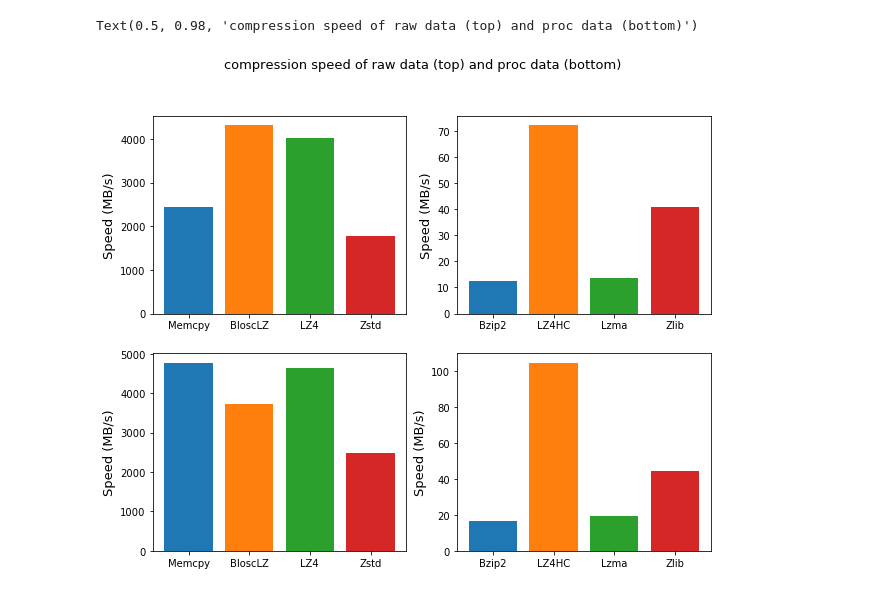
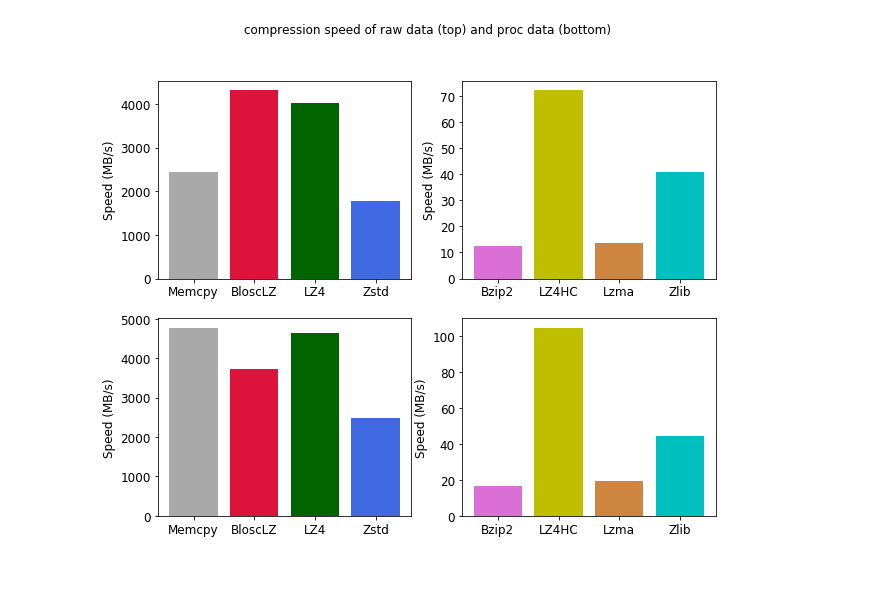
Before and after one commit to vittel1/XFEL-Project, a Jupyter notebook: compression/xfel_lzbench_results.ipynb, the cells around one changed output. Saved outputs shown, nothing was run; the diff lists cells and outputs as text; code cells hidden in the pictures.

```diff
--- a/compression/xfel_lzbench_results.ipynb
+++ b/compression/xfel_lzbench_results.ipynb
@@ -7,3 +10,12 @@ import matplotlib.patches as mpatches
+# %%
+SMALL_SIZE = 15
+plt.rc('font', size=SMALL_SIZE)          # controls default text sizes
+plt.rc('axes', titlesize=SMALL_SIZE)     # fontsize of the axes title
+plt.rc('axes', labelsize=SMALL_SIZE)    # fontsize of the x and y labels
+plt.rc('xtick', labelsize=SMALL_SIZE)    # fontsize of the tick labels
+plt.rc('ytick', labelsize=SMALL_SIZE)    # fontsize of the tick labels
+plt.rc('legend', fontsize=SMALL_SIZE)    # legend fontsize
+plt.rc('figure', titlesize=SMALL_SIZE)
 # %%
 csv_files_raw = 'lzbench-raw.out'
 df = pd.read_csv(csv_files_raw, sep=",")
@@ -68,33 +82,34 @@ fig.tight_layout()
 # %%
 fig, ax = plt.subplots(2, 2, figsize=(10, 8))
 fig.show()
 
-ax[0, 0].bar('Memcpy', raw_memcpy['Compression speed'], label='memcpy')
-ax[0, 0].bar('BloscLZ', raw_blosc.groupby(['Level'])['Compression speed'].mean().max(), label='BloscLZ')
-ax[0, 0].bar('LZ4', raw_lz4.groupby(['Level'])['Compression speed'].mean().max(), label='LZ4')
-ax[0, 0].bar('Zstd', raw_zstd.groupby(['Level'])['Compression speed'].mean().max(), label='Zstd')
-ax[0, 1].bar('Bzip2', raw_bzip2.groupby(['Level'])['Compression speed'].mean().max(), label='Bzip2')
-ax[0, 1].bar('LZ4HC', raw_lz4hc.groupby(['Level'])['Compression speed'].mean().max(), label='LZ4HC')
-ax[0, 1].bar('Lzma', raw_lzma.groupby(['Level'])['Compression speed'].mean().max(), label='Lzma')
-ax[0, 1].bar('Zlib', raw_zlib.groupby(['Level'])['Compression speed'].mean().max(), label='Zlib')
+ax[0, 0].bar('Memcpy', raw_memcpy['Compression speed'], label='memcpy', color='darkgrey')
+ax[0, 0].bar('BloscLZ', raw_blosc.groupby(['Level'])['Compression speed'].mean().max(), label='BloscLZ', color='crimson')
+ax[0, 0].bar('LZ4', raw_lz4.groupby(['Level'])['Compression speed'].mean().max(), label='LZ4', color='darkgreen')
+ax[0, 0].bar('Zstd', raw_zstd.groupby(['Level'])['Compression speed'].mean().max(), label='Zstd', color='royalblue')
+ax[0, 1].bar('Bzip2', raw_bzip2.groupby(['Level'])['Compression speed'].mean().max(), label='Bzip2', color='orchid')
+ax[0, 1].bar('LZ4HC', raw_lz4hc.groupby(['Level'])['Compression speed'].mean().max(), label='LZ4HC', color='y')
+ax[0, 1].bar('Lzma', raw_lzma.groupby(['Level'])['Compression speed'].mean().max(), label='Lzma', color='peru')
+ax[0, 1].bar('Zlib', raw_zlib.groupby(['Level'])['Compression speed'].mean().max(), label='Zlib', color='c')
 
-ax[1, 0].bar('Memcpy', proc_memcpy['Compression speed'], label='memcpy')
-ax[1, 0].bar('BloscLZ', proc_blosc.groupby(['Level'])['Compression speed'].mean().max(), label='BloscLZ')
-ax[1, 0].bar('LZ4', proc_lz4.groupby(['Level'])['Compression speed'].mean().max(), label='LZ4')
-ax[1, 0].bar('Zstd', proc_zstd.groupby(['Level'])['Compression speed'].mean().max(), label='Zstd')
-ax[1, 1].bar('Bzip2', proc_bzip2.groupby(['Level'])['Compression speed'].mean().max(), label='Bzip2')
-ax[1, 1].bar('LZ4HC', proc_lz4hc.groupby(['Level'])['Compression speed'].mean().max(), label='LZ4HC')
-ax[1, 1].bar('Lzma', proc_lzma.groupby(['Level'])['Compression speed'].mean().max(), label='Lzma')
-ax[1, 1].bar('Zlib', proc_zlib.groupby(['Level'])['Compression speed'].mean().max(), label='Zlib')
+ax[1, 0].bar('Memcpy', proc_memcpy['Compression speed'], label='memcpy', color='darkgrey')
+ax[1, 0].bar('BloscLZ', proc_blosc.groupby(['Level'])['Compression speed'].mean().max(), label='BloscLZ', color='crimson')
+ax[1, 0].bar('LZ4', proc_lz4.groupby(['Level'])['Compression speed'].mean().max(), label='LZ4', color='darkgreen')
+ax[1, 0].bar('Zstd', proc_zstd.groupby(['Level'])['Compression speed'].mean().max(), label='Zstd', color='royalblue')
+ax[1, 1].bar('Bzip2', proc_bzip2.groupby(['Level'])['Compression speed'].mean().max(), label='Bzip2', color='orchid')
+ax[1, 1].bar('LZ4HC', proc_lz4hc.groupby(['Level'])['Compression speed'].mean().max(), label='LZ4HC', color='y')
+ax[1, 1].bar('Lzma', proc_lzma.groupby(['Level'])['Compression speed'].mean().max(), label='Lzma', color='peru')
+ax[1, 1].bar('Zlib', proc_zlib.groupby(['Level'])['Compression speed'].mean().max(), label='Zlib', color='c')
 
-ax[1, 0].set_ylabel('Speed (MB/s)', fontsize=13)
-ax[0, 0].set_ylabel('Speed (MB/s)', fontsize=13)
-ax[0, 1].set_ylabel('Speed (MB/s)', fontsize=13)
-ax[1, 1].set_ylabel('Speed (MB/s)', fontsize=13)
-plt.suptitle('compression speed of raw data (top) and proc data (bottom)', fontsize=13)
+ax[1, 0].set_ylabel('Speed (MB/s)')
+ax[0, 0].set_ylabel('Speed (MB/s)')
+ax[0, 1].set_ylabel('Speed (MB/s)')
+ax[1, 1].set_ylabel('Speed (MB/s)')
+plt.suptitle('compression speed of raw data (top) and proc data (bottom)')
+
+fig.savefig('LzBench_CompSpeed.png')
 # %% [output]
-Text(0.5, 0.98, 'compression speed of raw data (top) and proc data (bottom)')
-[figure, old version]
+[figure, new version]
 # %%
 fig, ax = plt.subplots(2, 2, figsize=(10, 8))
 fig.show()
```
Also changed, not shown: parts of 11 cells of this notebook, 1 other file.
